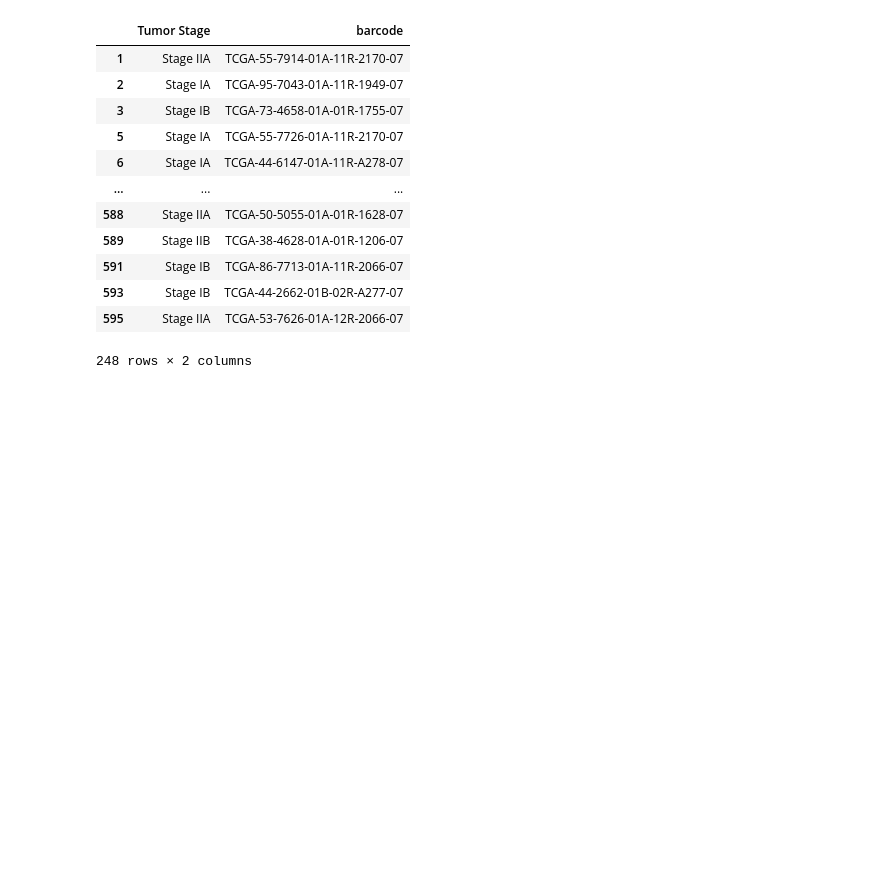
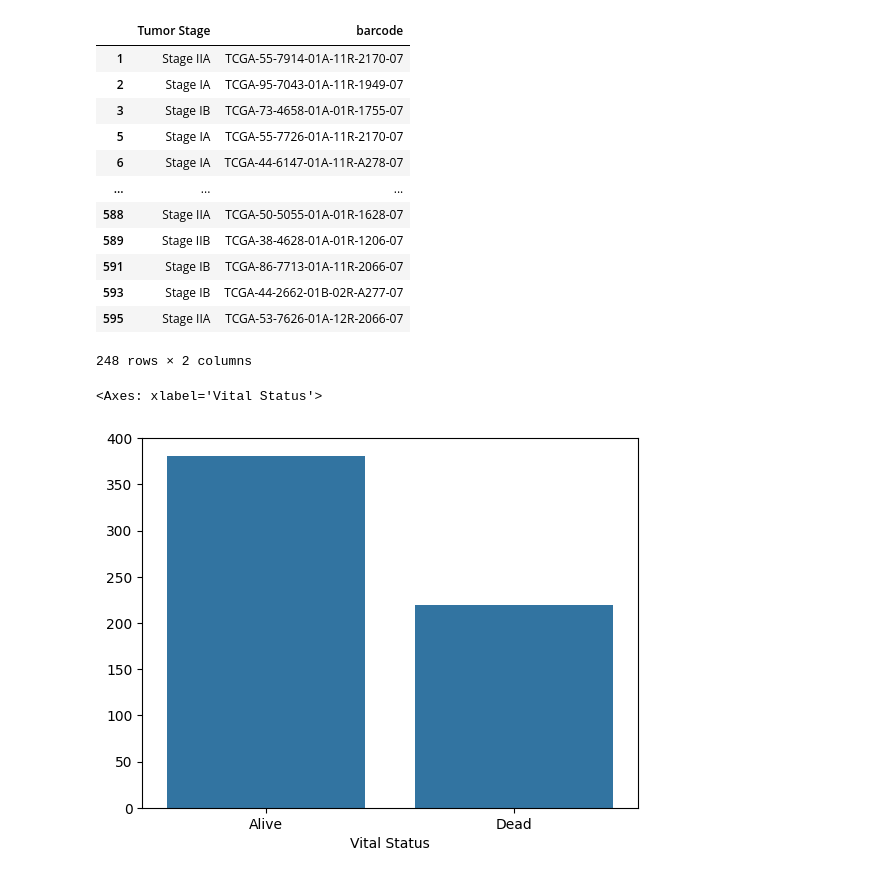
Before and after one commit to ketamine-juice/Extra-o, a Jupyter notebook: python/test.ipynb, the cells around one changed output. Cells and saved outputs as stored; diff of their text form; code cells hidden in the pictures; blank space fills up the shorter version.

```diff
--- a/python/test.ipynb
+++ b/python/test.ipynb
@@ -129,7 +128,17 @@ encontrados 352 valores omissos foi criada uma versão filtrada
 # %%
 """
 Gráficos a correlacionar:
 
 - smoke status com vital status?
 - vital status vs stage?
 """
+import seaborn
+
+# Equivalente a table(dados)
+vital_status = vital['Vital Status'].value_counts()
+#vital_status
+
+seaborn.barplot(x = vital_status.index, y = vital_status.values)
+# %% [output]
+<Axes: xlabel='Vital Status'>
+[figure, added]
```
Also changed, not shown: parts of 2 cells of this notebook.
